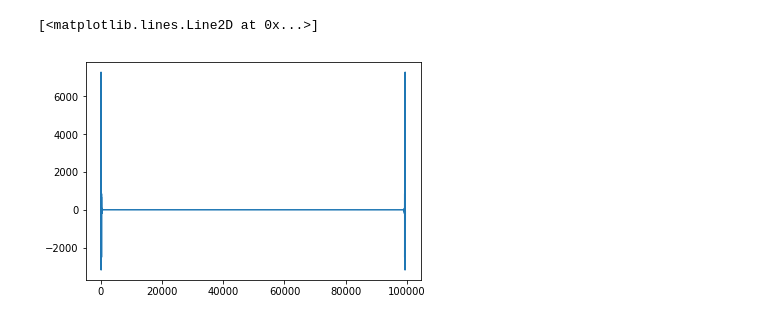
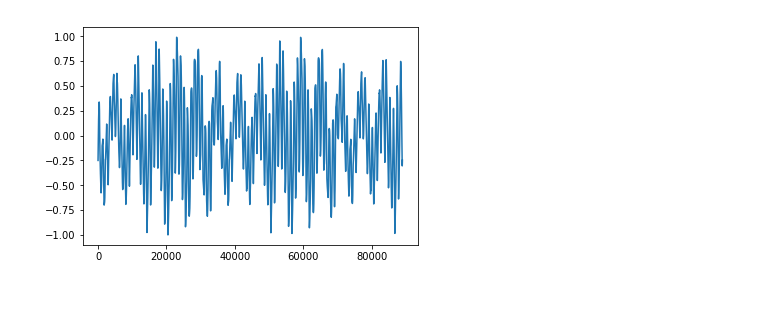
Before and after one commit to dshemetov/OscillatorSonification, a Jupyter notebook: OscillatorSonification.ipynb, the cells around one changed output. Cells and saved outputs as stored; diff of their text form; code cells hidden in the pictures.

```diff
--- a/OscillatorSonification.ipynb
+++ b/OscillatorSonification.ipynb
@@ -31,5 +63,11 @@ swv.write('newname1.wav', 44100*4, test_wave2_copied)
-# %%
-plt.plot(np.fft.fft(test_wave2))
-# %% [output]
-[<matplotlib.lines.Line2D at 0x...>]
-[figure, removed]
+# %%
+all_oscillator_data_reals = get_weighted_sum(np.arange(15)/15.,z)
+all_oscillator_data_reals /= max(abs(all_oscillator_data_reals))
+all_oscillator_data_reals = clip_data_smooth(all_oscillator_data_reals)
+plt.plot(all_oscillator_data_reals)
+
+all_oscillator_data_reals_copied = np.hstack([ all_oscillator_data_reals for i in range(10) ])
+# Write the data to 'newname.wav'
+swv.write('all_oscillator_file_reweighted' + str(file_num) + '.wav', 44100*4, all_oscillator_data_reals_copied)
+# %% [output]
+[figure, added]
```
Also changed, not shown: parts of 7 cells of this notebook, 8 other files.
